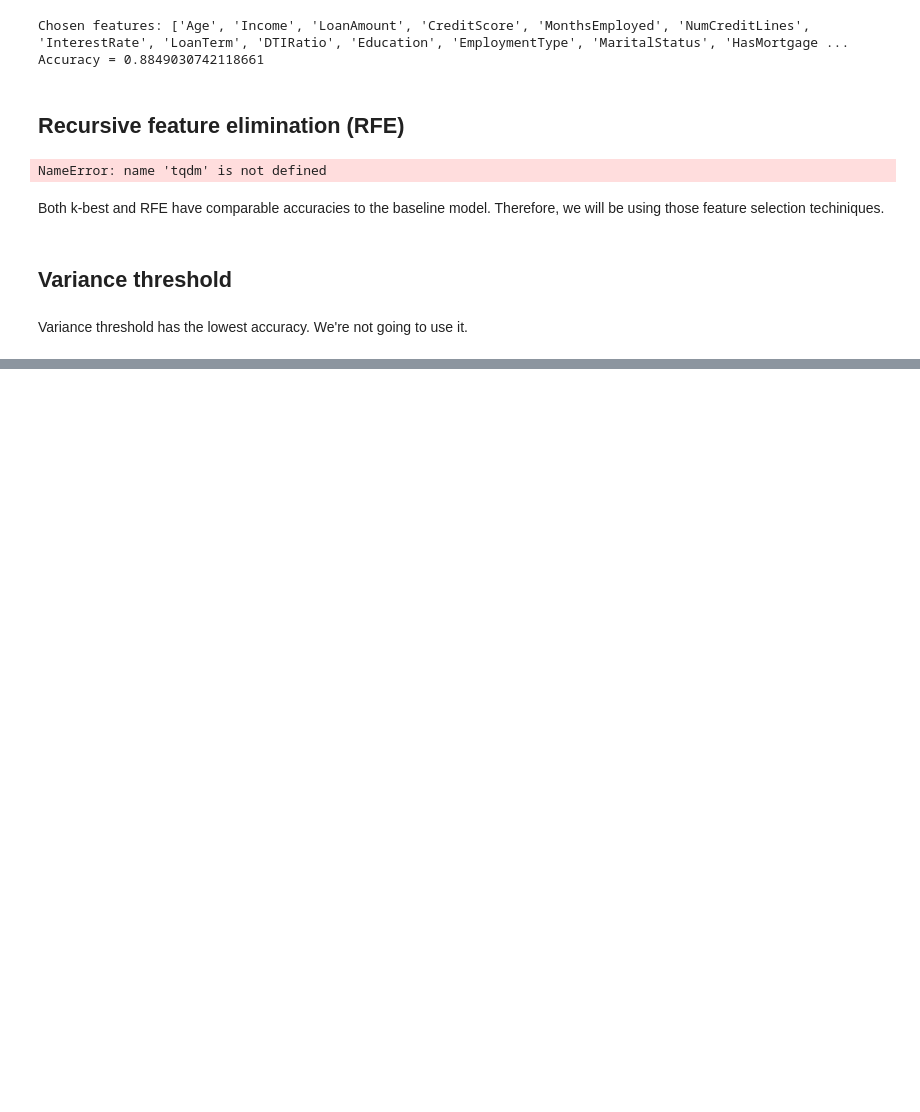
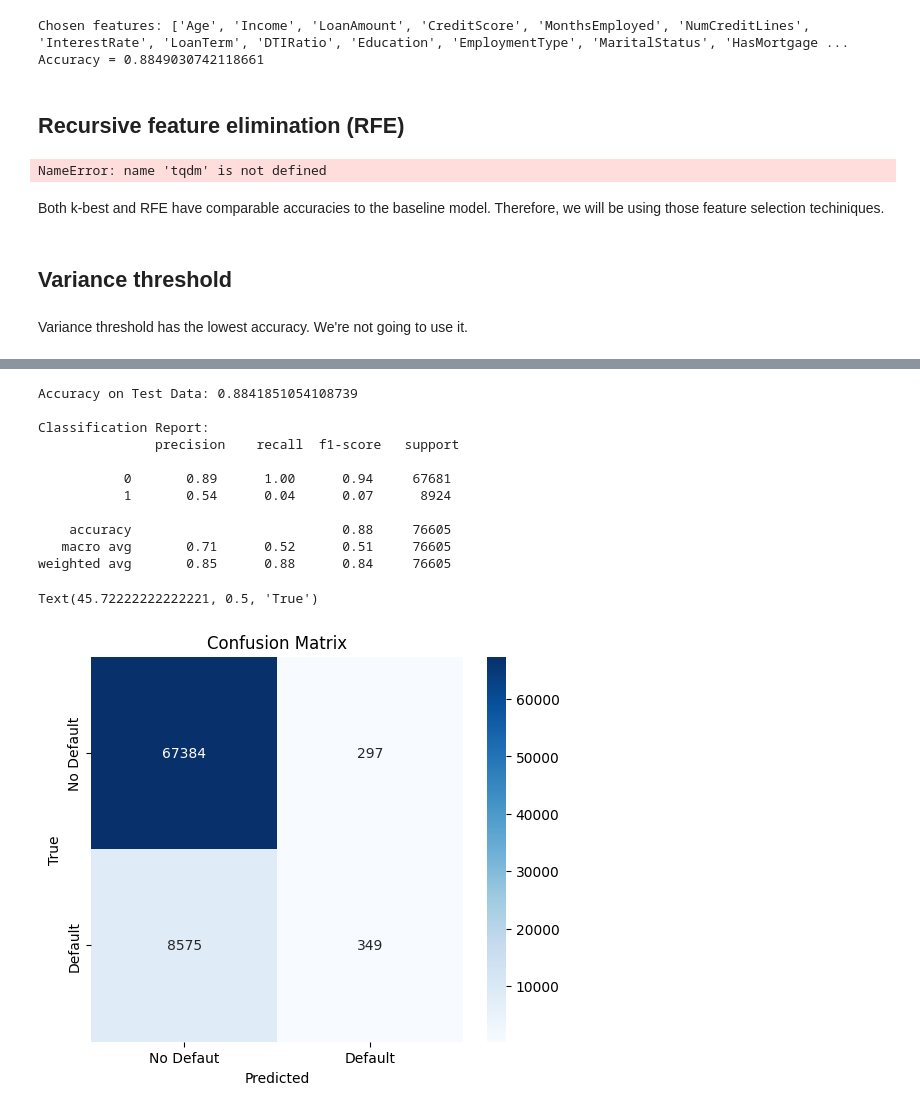
Before and after one commit to jwinn19464/DataSci-Project, a Jupyter notebook: proj_preprocessing_dt.ipynb, the cells around one changed output, grey strips where cells are left out. Cells and saved outputs as stored; diff of their text form; code cells hidden in the pictures; blank space fills up the shorter version.

```diff
--- a/proj_preprocessing_dt.ipynb
+++ b/proj_preprocessing_dt.ipynb
@@ -480,3 +484,44 @@ plt.show()
+# %%
+#Confusion Matrix W/O Hyperparameters
+
+import seaborn as sns
+from sklearn.linear_model import LogisticRegression
+from sklearn.metrics import accuracy_score, confusion_matrix, classification_report
+
+# Make predictions
+y_pred = classifier.predict(X_test)
+
+# Print the accuracy of the model
+print("Accuracy on Test Data:", accuracy_score(y_test, y_pred))
+
+# Print a detailed classification report
+print("\nClassification Report:\n", classification_report(y_test, y_pred))
+
+# Confusion Matrix
+cm = confusion_matrix(y_test, y_pred)
+
+# Plot the confusion matrix using Seaborn heatmap
+plt.figure(figsize=(6, 5))
+sns.heatmap(cm, annot=True, fmt='d', cmap='Blues', xticklabels=['No Defaut', 'Default'], yticklabels=['No Default', 'Default'])
+
+# Set labels and title
+plt.title('Confusion Matrix')
+plt.xlabel('Predicted')
+plt.ylabel('True')
+# %% [output]
+Accuracy on Test Data: 0.8841851054108739
+
+Classification Report:
+               precision    recall  f1-score   support
+
+           0       0.89      1.00      0.94     67681
+           1       0.54      0.04      0.07      8924
+
+    accuracy                           0.88     76605
+   macro avg       0.71      0.52      0.51     76605
+weighted avg       0.85      0.88      0.84     76605
+Text(45.72222222222221, 0.5, 'True')
+[figure, added]
 # %%
 #Tuning the Hyperparameters for the Decision Tree
 from sklearn.model_selection import GridSearchCV
```
Also changed, not shown: parts of 4 cells of this notebook.
